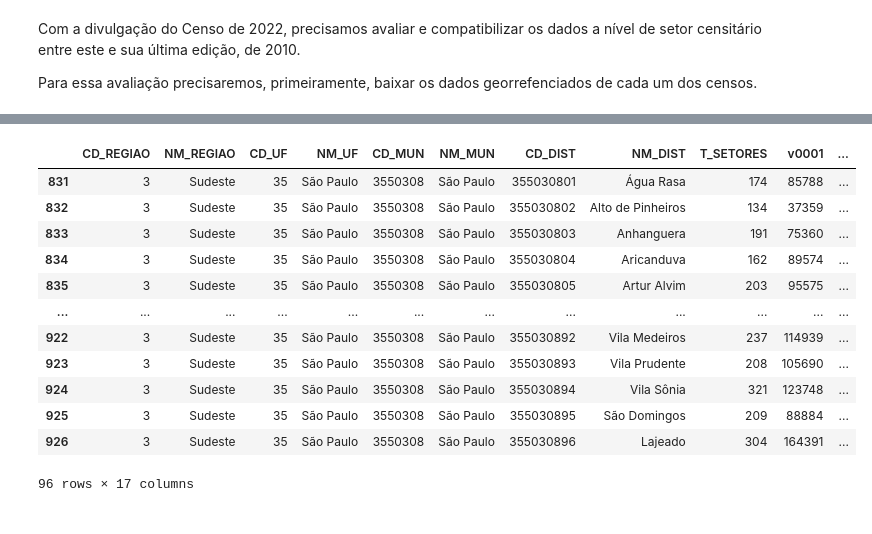
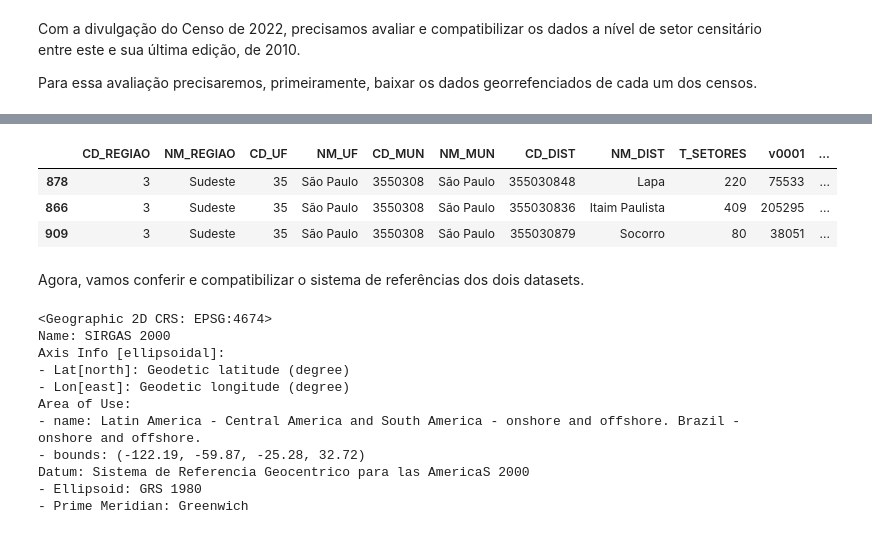
Before and after one commit to sepep-pmsp/compatibilizacao-setores-censitarios, a Jupyter notebook: Compatibilização.ipynb, the cells around one changed output, grey strips where cells are left out. Cells and saved outputs as stored; diff of their text form; code cells hidden in the pictures.

Commit message:
Análise dos distritos finalizada

```diff
--- a/Compatibilização.ipynb
+++ b/Compatibilização.ipynb
@@ -31,17 +32,24 @@ distritos10
 # %%
 distritos22 = download_malha(Censo.CENSO_2022, Nivel.DISTRITOS, filtro='CD_MUN == "3550308"')
-distritos22
+distritos22.sample(3)
 # %% [output]
 |  | CD_REGIAO | NM_REGIAO | CD_UF | NM_UF | CD_MUN | NM_MUN | CD_DIST | NM_DIST | T_SETORES | v0001 | ... |
-| 831 | 3 | Sudeste | 35 | São Paulo | 3550308 | São Paulo | 355030801 | Água Rasa | 174 | 85788 | ... |
-| 832 | 3 | Sudeste | 35 | São Paulo | 3550308 | São Paulo | 355030802 | Alto de Pinheiros | 134 | 37359 | ... |
-| 833 | 3 | Sudeste | 35 | São Paulo | 3550308 | São Paulo | 355030803 | Anhanguera | 191 | 75360 | ... |
-| 834 | 3 | Sudeste | 35 | São Paulo | 3550308 | São Paulo | 355030804 | Aricanduva | 162 | 89574 | ... |
-| 835 | 3 | Sudeste | 35 | São Paulo | 3550308 | São Paulo | 355030805 | Artur Alvim | 203 | 95575 | ... |
-| ... | ... | ... | ... | ... | ... | ... | ... | ... | ... | ... | ... |
-| 922 | 3 | Sudeste | 35 | São Paulo | 3550308 | São Paulo | 355030892 | Vila Medeiros | 237 | 114939 | ... |
-| 923 | 3 | Sudeste | 35 | São Paulo | 3550308 | São Paulo | 355030893 | Vila Prudente | 208 | 105690 | ... |
-| 924 | 3 | Sudeste | 35 | São Paulo | 3550308 | São Paulo | 355030894 | Vila Sônia | 321 | 123748 | ... |
-| 925 | 3 | Sudeste | 35 | São Paulo | 3550308 | São Paulo | 355030895 | São Domingos | 209 | 88884 | ... |
-| 926 | 3 | Sudeste | 35 | São Paulo | 3550308 | São Paulo | 355030896 | Lajeado | 304 | 164391 | ... |
+| 878 | 3 | Sudeste | 35 | São Paulo | 3550308 | São Paulo | 355030848 | Lapa | 220 | 75533 | ... |
+| 866 | 3 | Sudeste | 35 | São Paulo | 3550308 | São Paulo | 355030836 | Itaim Paulista | 409 | 205295 | ... |
+| 909 | 3 | Sudeste | 35 | São Paulo | 3550308 | São Paulo | 355030879 | Socorro | 80 | 38051 | ... |
-96 rows × 17 columns
+# %% [markdown]
+Agora, vamos conferir e compatibilizar o sistema de referências dos dois datasets.
+# %%
+distritos10.crs
+# %% [output]
+<Geographic 2D CRS: EPSG:4674>
+Name: SIRGAS 2000
+Axis Info [ellipsoidal]:
+- Lat[north]: Geodetic latitude (degree)
+- Lon[east]: Geodetic longitude (degree)
+Area of Use:
+- name: Latin America - Central America and South America - onshore and offshore. Brazil - onshore and offshore.
+- bounds: (-122.19, -59.87, -25.28, 32.72)
+Datum: Sistema de Referencia Geocentrico para las AmericaS 2000
+- Ellipsoid: GRS 1980
+- Prime Meridian: Greenwich
```
Also changed, not shown: parts of 48 cells of this notebook.
